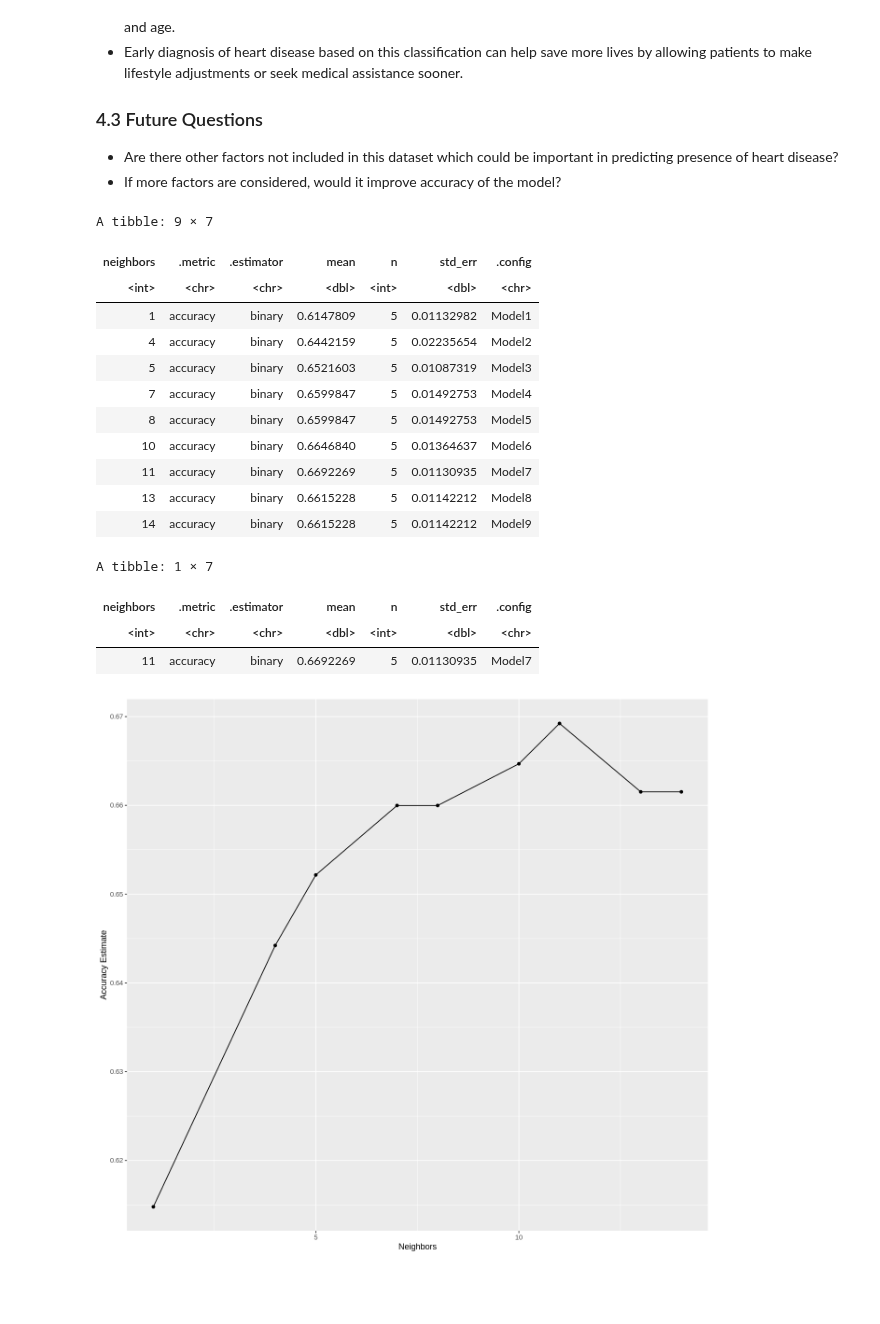
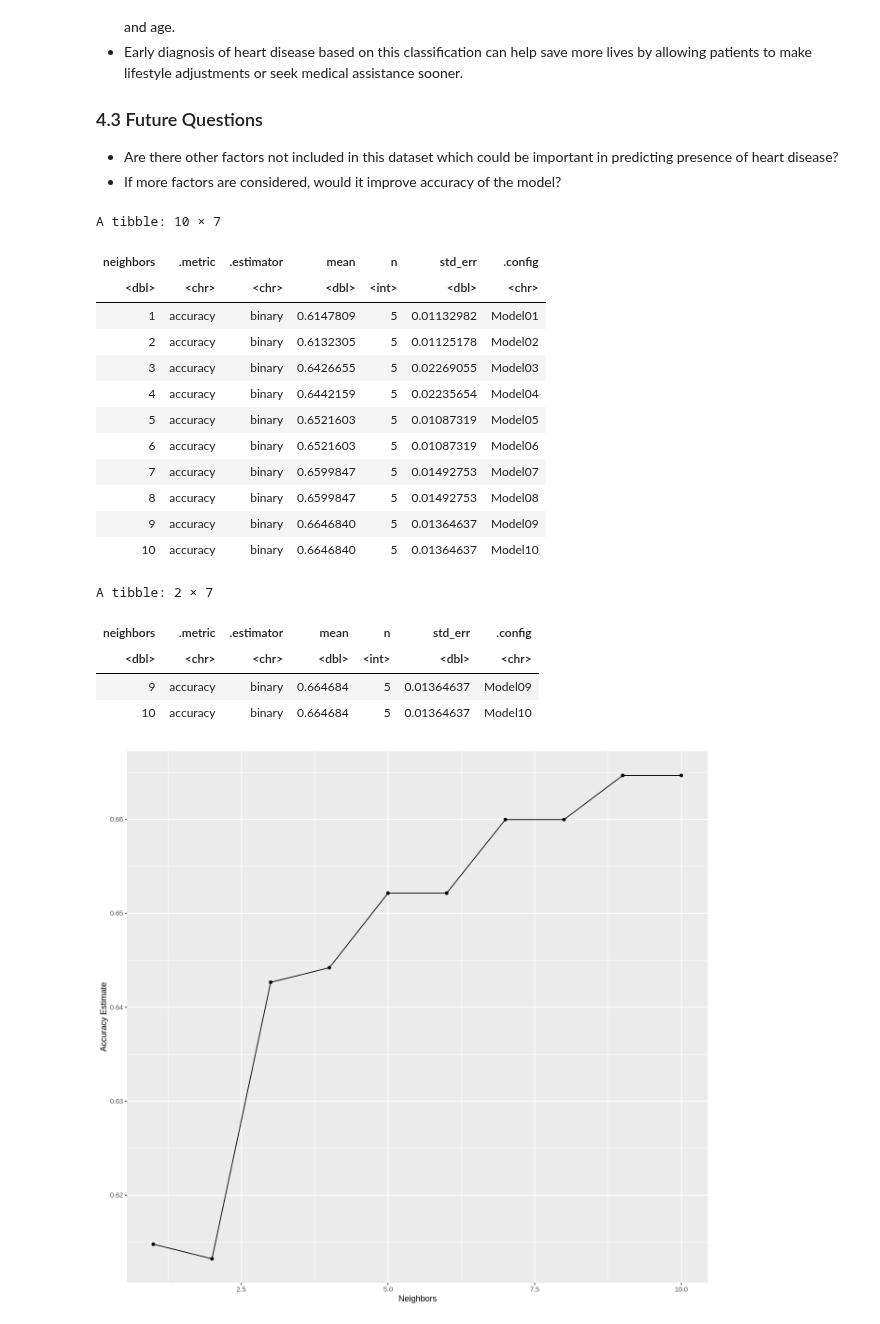
Before and after one commit to tashijain/DSCI100GroupProject, a Jupyter notebook: group_project_proposal.ipynb, the cells around one changed output. Saved outputs shown, nothing was run; the diff lists cells and outputs as text; code cells hidden in the pictures; blank space fills up the shorter version.

```diff
--- a/group_project_proposal.ipynb
+++ b/group_project_proposal.ipynb
@@ -371,49 +371,53 @@ knn_spec <- nearest_neighbor(weight_func = "rectangular", neighbors = tune()) %>
 
 hd_recipe <- recipe(presence_yn ~ age + chol + trestbps, data = heart_disease_data_train) %>%
                         step_scale(all_predictors()) %>%
                         step_center(all_predictors())
 
 hd_vfold <- vfold_cv(heart_disease_data_train, v = 5, strata = presence_yn)
 
+k_vals <- tibble(neighbors = seq(from = 1, to = 10, by = 1))
+
 knn_results <- workflow() %>%
                  add_recipe(hd_recipe) %>%
                  add_model(knn_spec) %>%
-                 tune_grid(resamples = hd_vfold, grid = 10) %>%
+                 tune_grid(resamples = hd_vfold, grid = k_vals) %>%
                  collect_metrics()
 
 accuracies <- knn_results %>%
                  filter(.metric == "accuracy")
 accuracies
 
 
 cross_val_plot <- ggplot(accuracies, aes(x = neighbors, y = mean)) +
                   geom_point() +
                   geom_line() +
                   labs(x = 'Neighbors', y = 'Accuracy Estimate')
 cross_val_plot
 
 max_accuracy <- accuracies %>%
 filter(mean == max(mean))
 max_accuracy
 
-# A k-value of 13 has the highest accuracy, and changing the k to a nearby value does not greatly increase or decrease the accuracy. The cost of training the model is not prohibitively expensive as well.
-# Therefore, we select k = 13 for our classifier.
+# The k-values of 9 and 10 have the highest accuracy. 9 is lower than 10, and changing the k to a nearby value does not greatly increase or decrease the accuracy. The cost of training the model is not prohibitively expensive either.
+# Therefore, we select k = 9 for our classifier.
 # %% [output]
-A tibble: 9 × 7
+A tibble: 10 × 7
 | neighbors | .metric | .estimator | mean | n | std_err | .config |
-| <int> | <chr> | <chr> | <dbl> | <int> | <dbl> | <chr> |
-| 1 | accuracy | binary | 0.6147809 | 5 | 0.01132982 | Model1 |
-| 4 | accuracy | binary | 0.6442159 | 5 | 0.02235654 | Model2 |
-| 5 | accuracy | binary | 0.6521603 | 5 | 0.01087319 | Model3 |
-| 7 | accuracy | binary | 0.6599847 | 5 | 0.01492753 | Model4 |
-| 8 | accuracy | binary | 0.6599847 | 5 | 0.01492753 | Model5 |
-| 10 | accuracy | binary | 0.6646840 | 5 | 0.01364637 | Model6 |
-| 11 | accuracy | binary | 0.6692269 | 5 | 0.01130935 | Model7 |
-| 13 | accuracy | binary | 0.6615228 | 5 | 0.01142212 | Model8 |
-| 14 | accuracy | binary | 0.6615228 | 5 | 0.01142212 | Model9 |
+| <dbl> | <chr> | <chr> | <dbl> | <int> | <dbl> | <chr> |
+| 1 | accuracy | binary | 0.6147809 | 5 | 0.01132982 | Model01 |
+| 2 | accuracy | binary | 0.6132305 | 5 | 0.01125178 | Model02 |
+| 3 | accuracy | binary | 0.6426655 | 5 | 0.02269055 | Model03 |
+| 4 | accuracy | binary | 0.6442159 | 5 | 0.02235654 | Model04 |
+| 5 | accuracy | binary | 0.6521603 | 5 | 0.01087319 | Model05 |
+| 6 | accuracy | binary | 0.6521603 | 5 | 0.01087319 | Model06 |
+| 7 | accuracy | binary | 0.6599847 | 5 | 0.01492753 | Model07 |
+| 8 | accuracy | binary | 0.6599847 | 5 | 0.01492753 | Model08 |
+| 9 | accuracy | binary | 0.6646840 | 5 | 0.01364637 | Model09 |
+| 10 | accuracy | binary | 0.6646840 | 5 | 0.01364637 | Model10 |
-A tibble: 1 × 7
+A tibble: 2 × 7
 | neighbors | .metric | .estimator | mean | n | std_err | .config |
-| <int> | <chr> | <chr> | <dbl> | <int> | <dbl> | <chr> |
-| 11 | accuracy | binary | 0.6692269 | 5 | 0.01130935 | Model7 |
+| <dbl> | <chr> | <chr> | <dbl> | <int> | <dbl> | <chr> |
+| 9 | accuracy | binary | 0.664684 | 5 | 0.01364637 | Model09 |
+| 10 | accuracy | binary | 0.664684 | 5 | 0.01364637 | Model10 |
-[figure, old version]
+[figure, new version]
 # %%
```
Also changed, not shown: parts of 9 cells of this notebook.
